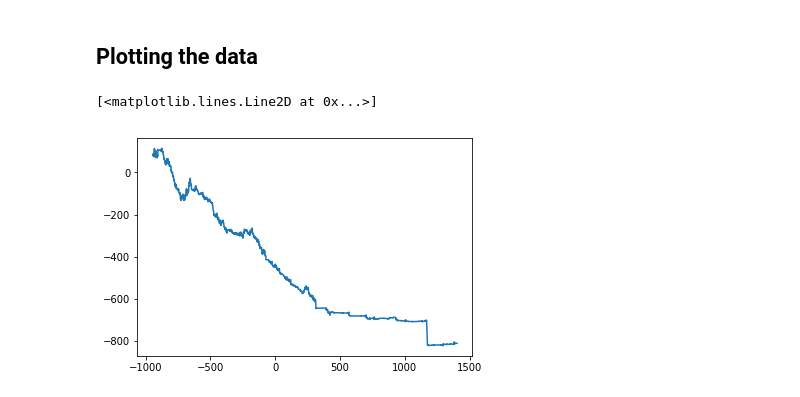
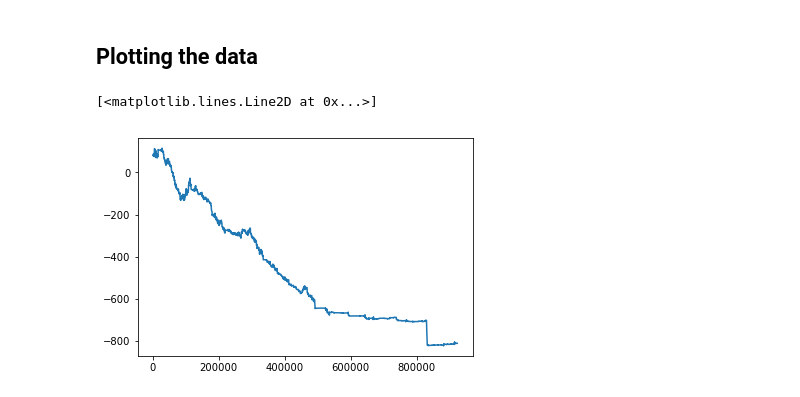
Before and after one commit to cortex-lab/ibl-meeting-alyx-presentation, a Jupyter notebook: notebook.ipynb, the cells around one changed output. Drawn from its saved outputs; the diff is of its cells as text; code cells hidden in the pictures.

```diff
--- a/notebook.ipynb
+++ b/notebook.ipynb
@@ -14,11 +20,5 @@ import pandas as pd
 import matplotlib.pyplot as plt
 %matplotlib inline
-# %%
-def download(url):
-    with BytesIO() as f:
-        f.write(requests.get(url, auth=('ibl', FLATIRONPWD)).content)
-        f.seek(0)
-        return np.load(f)
 # %% [markdown]
 The base URL for the REST endpoints.
 # %%
@@ -32,0 +35,3 @@ FLATIRONPWD = getpass()
+# %%
+FLATIRONLOGIN = 'ibl'
+FLATIRONPWD = getpass()
@@ -116,2 +95,8 @@ get(BASEURL + '/sessions?dataset_types=wheel.position')
+# %%
+def download(url):
+    with BytesIO() as f:
+        f.write(requests.get(url, auth=(FLATIRONLOGIN, FLATIRONPWD)).content)
+        f.seek(0)
+        return np.load(f)
 # %%
 pos = download("http://ibl.flatironinstitute.org/cortexlab/Subjects/MW48/2018-04-19/1/Wheel.position.a3ac23dc-edf0-45c7-892d-cc65958fa361.npy")
@@ -120,7 +115,7 @@ velocity = download("http://ibl.flatironinstitute.org/cortexlab/Subjects/MW48/20
 # %% [markdown]
 ## Plotting the data
 # %%
-plt.plot(time[:, 1], pos)
+plt.plot(pos)
 # %% [output]
 [<matplotlib.lines.Line2D at 0x...>]
-[figure, old version]
+[figure, new version]
```
Also changed, not shown: parts of 33 cells of this notebook.
